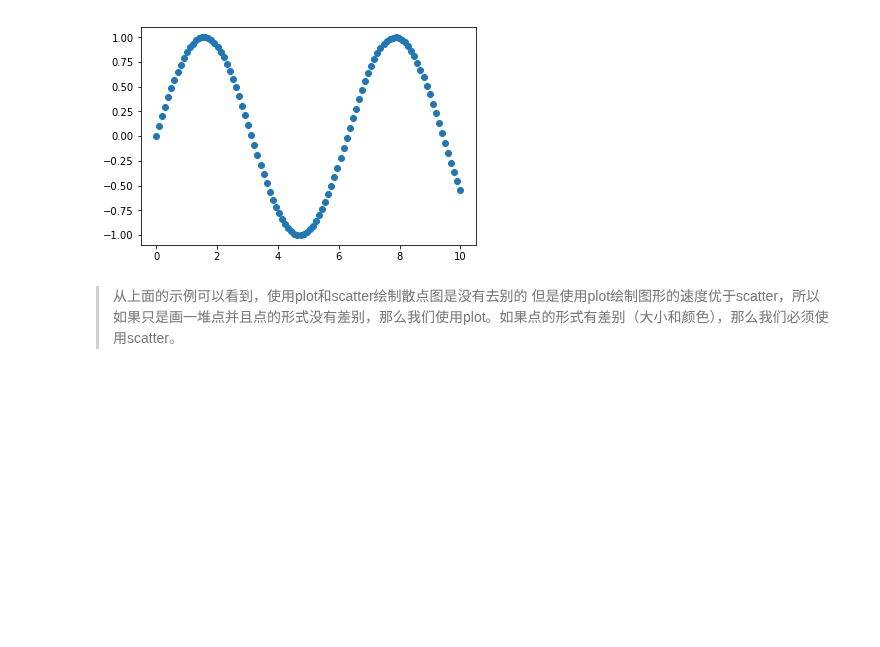
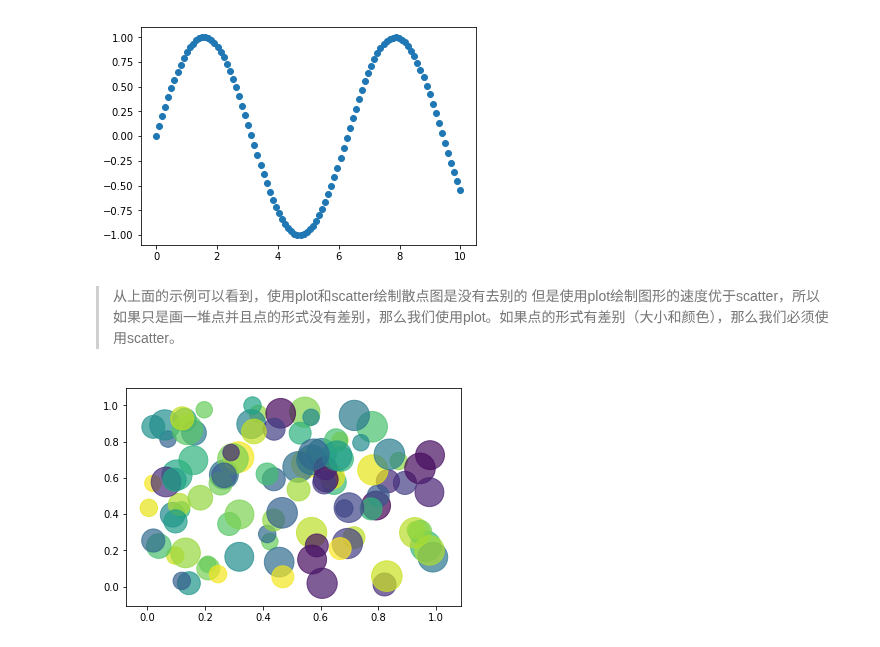
Before and after one commit to ukihsoroy/Tutorials, a Jupyter notebook: data-science/matplotlib/02.Matplot Scatter.ipynb, the cells around one changed output. Saved outputs shown, nothing was run; the diff lists cells and outputs as text; code cells hidden in the pictures; blank space fills up the shorter version.

Commit message:
scatter

```diff
--- a/data-science/matplotlib/02.Matplot Scatter.ipynb
+++ b/data-science/matplotlib/02.Matplot Scatter.ipynb
@@ -14,3 +14,19 @@ plt.show()
 # %% [markdown]
 > 从上面的示例可以看到，使用plot和scatter绘制散点图是没有去别的
 > 但是使用plot绘制图形的速度优于scatter，所以如果只是画一堆点并且点的形式没有差别，那么我们使用plot。如果点的形式有差别（大小和颜色），那么我们必须使用scatter。
+# %%
+np.random.seed(0)
+x = np.random.rand(100)
+y = np.random.rand(100)
+# %%
+# point(x)
+# 绘制散点图
+# 生成10种大小
+size = np.random.rand(10) * 1000
+color = np.random.rand(100)
+# 注意点的个数和点的大小可以不同
+# 点的颜色和点的个数必须不同
+plt.scatter(x, y, s=size, c=color, alpha=0.7)
+plt.show()
+# %% [output]
+[figure, added]
```
Also changed, not shown: parts of 2 cells of this notebook, 1 other file.
